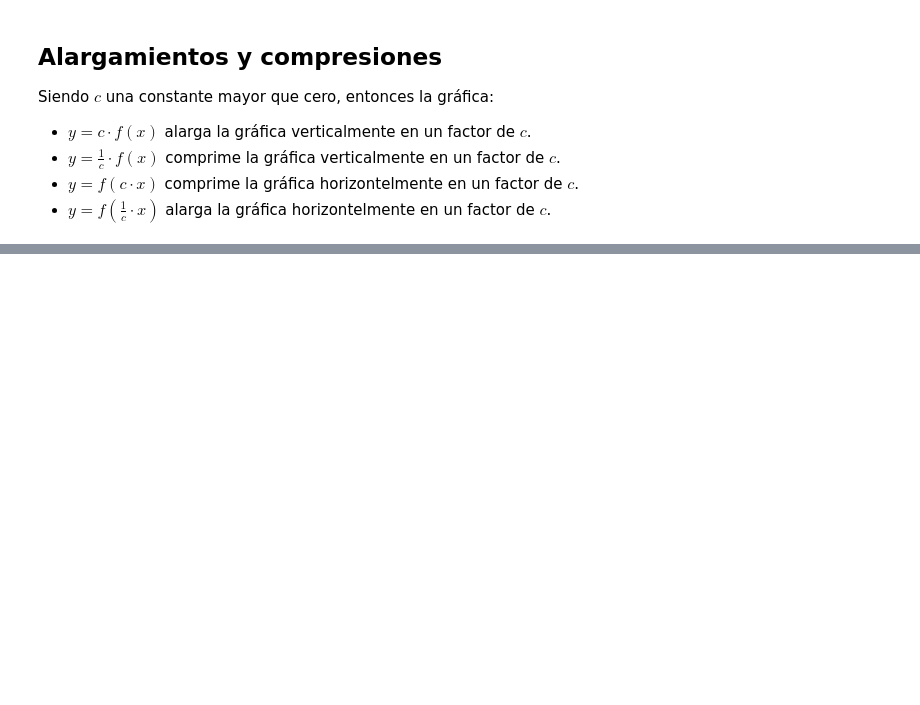
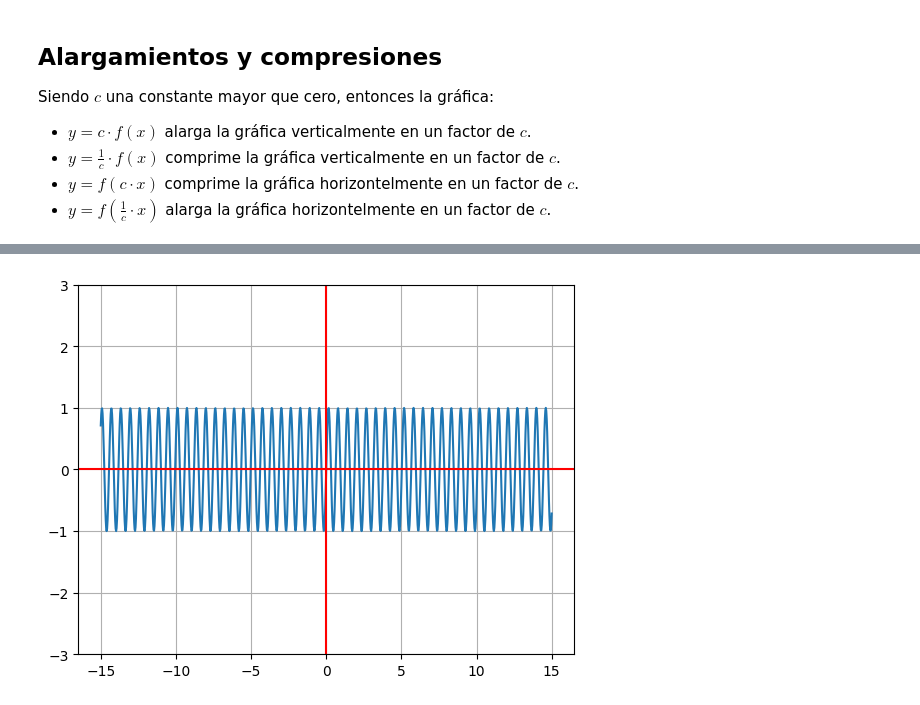
Before and after one commit to SergioDLezama/Funciones-Algebraicas-Platzi, a Jupyter notebook: 12_manipular_funciones.ipynb, the cells around one changed output, grey strips where cells are left out. Saved outputs shown, nothing was run; the diff lists cells and outputs as text; code cells hidden in the pictures; blank space fills up the shorter version.

```diff
--- a/12_manipular_funciones.ipynb
+++ b/12_manipular_funciones.ipynb
@@ -245,0 +249,29 @@ plt.show()
+# %%
+# Definimos la cantidad de puntos para la grafica
+N = 1000
+
+# Definimos la funcion.
+def f(x):
+    return np.sin(x)
+
+# Definimos el valor de C
+c = 10
+
+# Definimos el valor de X
+x = np.linspace(-15,15, num=N)
+
+# Definimos Y lo multiplicamos por C dentro de la funcion para comprimir la grafica horizontalmente
+y = f(x * c)
+
+# Definimos el plot y dos lineas
+fig, ax = plt.subplots()
+ax.plot(x,y)
+ax.grid()
+ax.axhline(y=0, color='r')
+ax.axvline(x=0, color='r')
+ax.set_ylim(-3,3)
+
+# Funcion comprimida horizontalmente
+plt.show()
+# %% [output]
+[figure, added]
```
Also changed, not shown: parts of 10 cells of this notebook.
